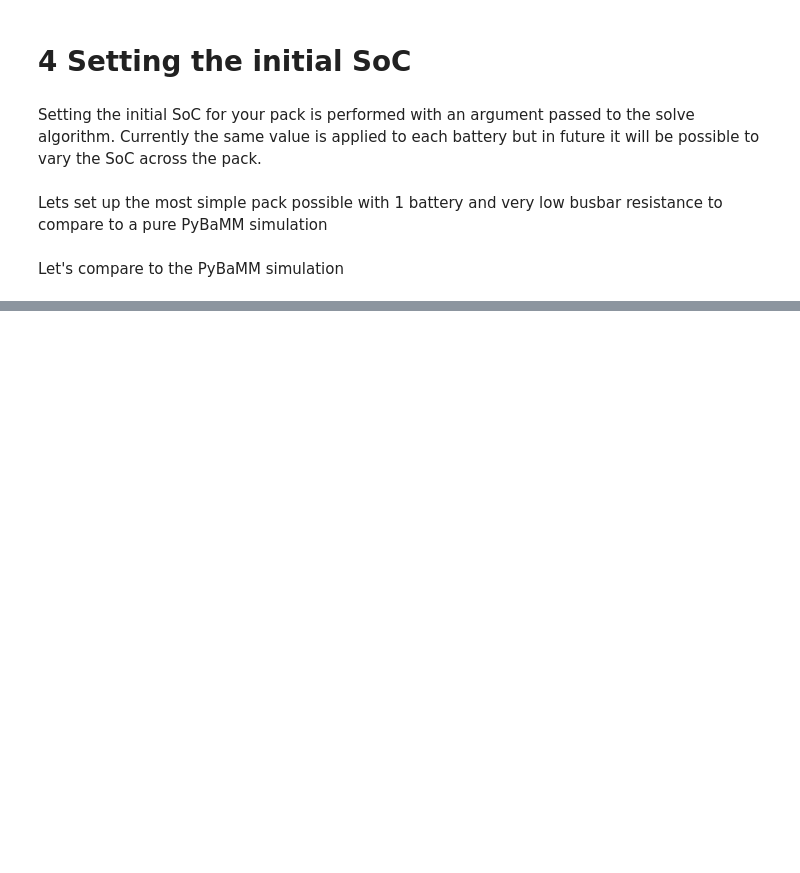
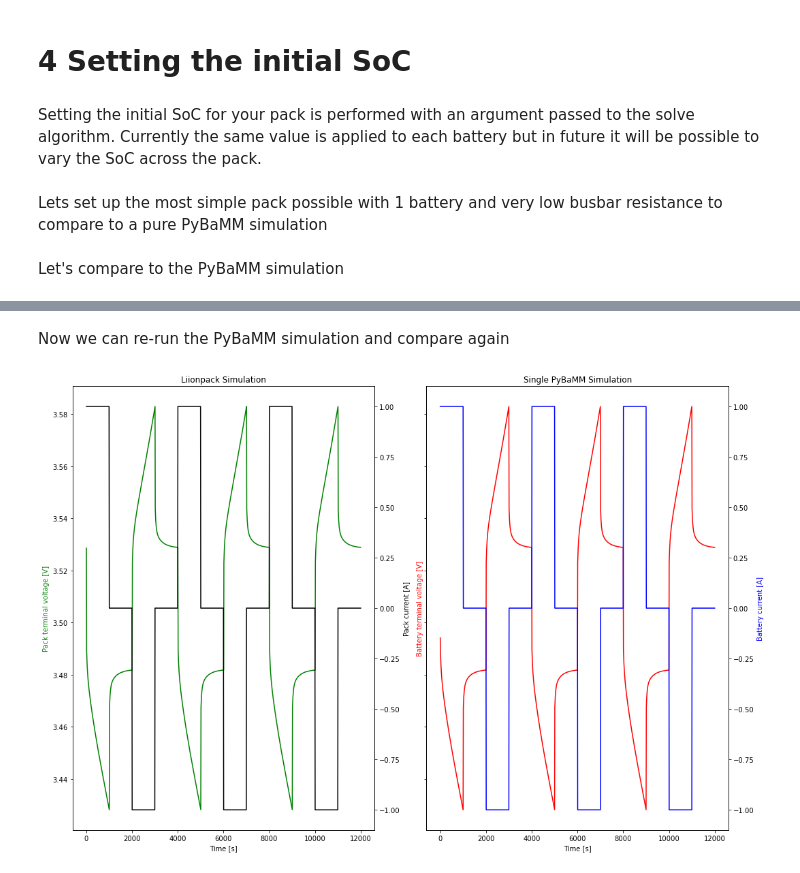
Before and after one commit to pybamm-team/liionpack, a Jupyter notebook: examples/notebooks/04 Initial SoC.ipynb, the cells around one changed output, grey strips where cells are left out. Drawn from its saved outputs; the diff is of its cells as text; code cells hidden in the pictures; blank space fills up the shorter version.

```diff
--- a/examples/notebooks/04 Initial SoC.ipynb
+++ b/examples/notebooks/04 Initial SoC.ipynb
@@ -88,0 +96,11 @@ output['Pack terminal voltage [V]'].min()
+# %%
+parameter_values = pybamm.ParameterValues(chemistry=chemistry)
+parameter_values.update({"Total heat transfer coefficient [W.m-2.K-1]": 10.0})
+sim = lp.create_simulation(parameter_values, experiment, make_inputs=False)
+sol = sim.solve(initial_soc=SoC)
+# %% [markdown]
+Now we can re-run the PyBaMM simulation and compare again
+# %%
+compare(sol, output)
+# %% [output]
+[figure, added]
```
Also changed, not shown: parts of 14 cells of this notebook.
